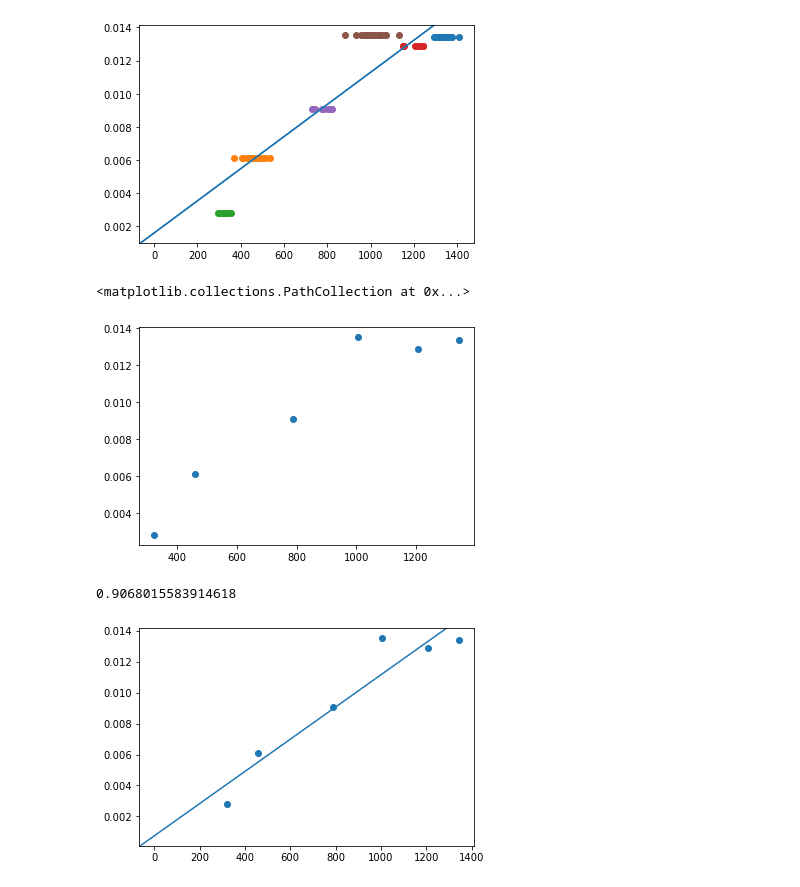
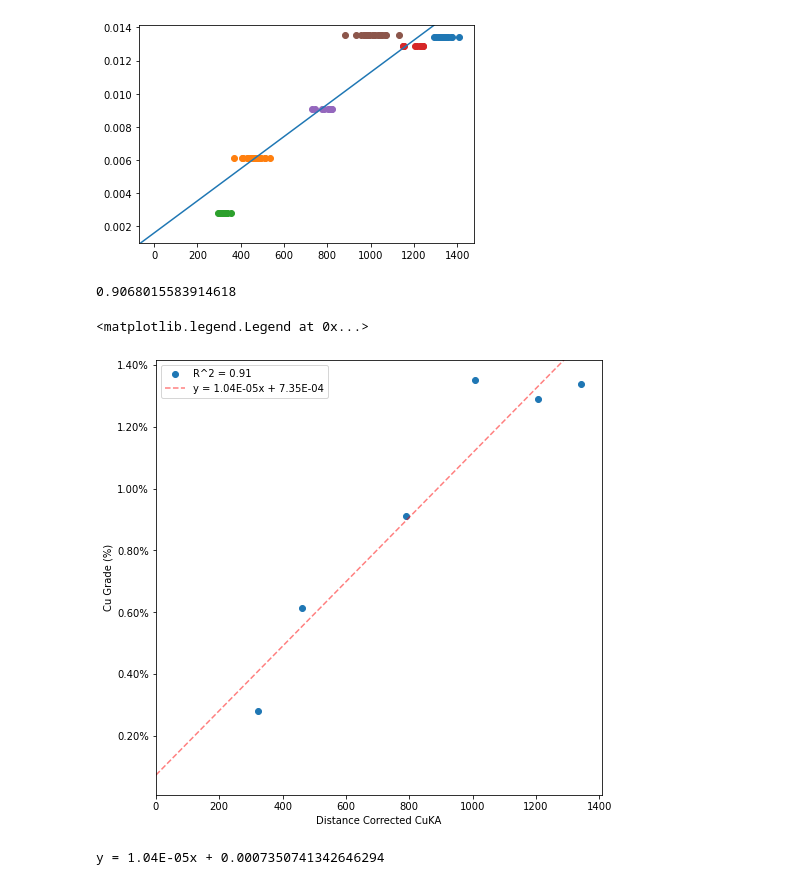
Before and after one commit to jouytrew/masters_pfti, a Jupyter notebook: notebooks/minesense.ipynb, the cells around one changed output. Drawn from its saved outputs; the diff is of its cells as text; code cells hidden in the pictures.

```diff
--- a/notebooks/minesense.ipynb
+++ b/notebooks/minesense.ipynb
@@ -324,13 +326,6 @@ X, y = [], []
 for grade, ps in cukas.items():
     X.append(np.mean(ps))
     y.append(grade)
-# %%
-fig = plt.figure()
-ax = fig.add_subplot()
-ax.scatter(X, y)
-# %% [output]
-<matplotlib.collections.PathCollection at 0x...>
-[figure, removed]
 # %%
 # initiate linear regression model
 model = LinearRegression()
@@ -350,8 +345,36 @@ r_squared = model.score(X, y)
 print(r_squared)
 # %% [output]
 0.9068015583914618
-# %%
-ax.axline((0, model.intercept_), slope=model.coef_[0])
-fig
-# %% [output]
-[figure, removed]
+# %%
+fig = plt.figure()
+fig.set_size_inches(8, 8)
+ax = fig.add_subplot()
+ax.scatter(X, y, label=f'R^2 = {r_squared:.2f}')
+
+ax.axline(
+    (
+        0,
+        model.intercept_
+        ),
+    slope=model.coef_[0],
+    alpha=0.5,
+    c='red',
+    ls='--',
+    label=f'y = {model.coef_[0]:.2E}x + {model.intercept_:.2E}'
+    )
+
+ax.set_ylabel('Cu Grade (%)')
+ax.yaxis.set_major_formatter(mtick.PercentFormatter(1.0))
+
+ax.set_xlim(0)
+ax.set_xlabel('Distance Corrected CuKA')
+
+ax.set_title('')
+ax.legend()
+# %% [output]
+<matplotlib.legend.Legend at 0x...>
+[figure, added]
+# %%
+print(f'y = {model.coef_[0]:.2E}x + {model.intercept_}')
+# %% [output]
+y = 1.04E-05x + 0.0007350741342646294
```
Also changed, not shown: parts of 1 cell of this notebook, 8 other files.
